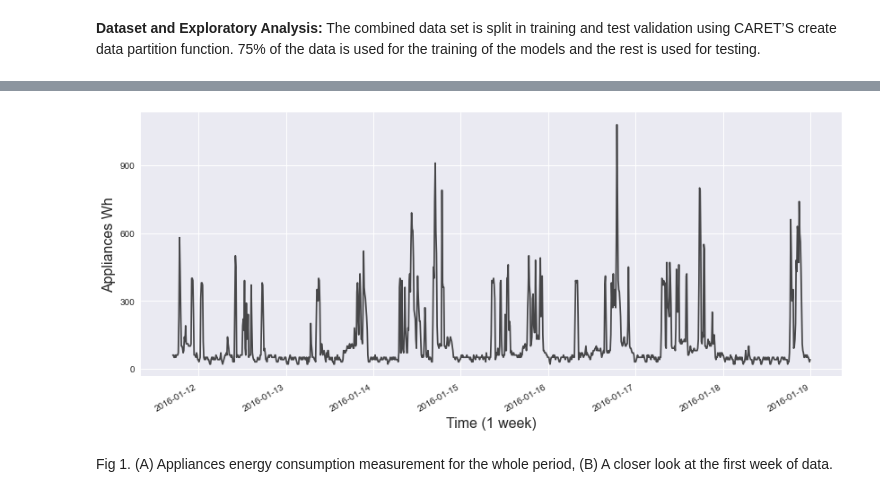
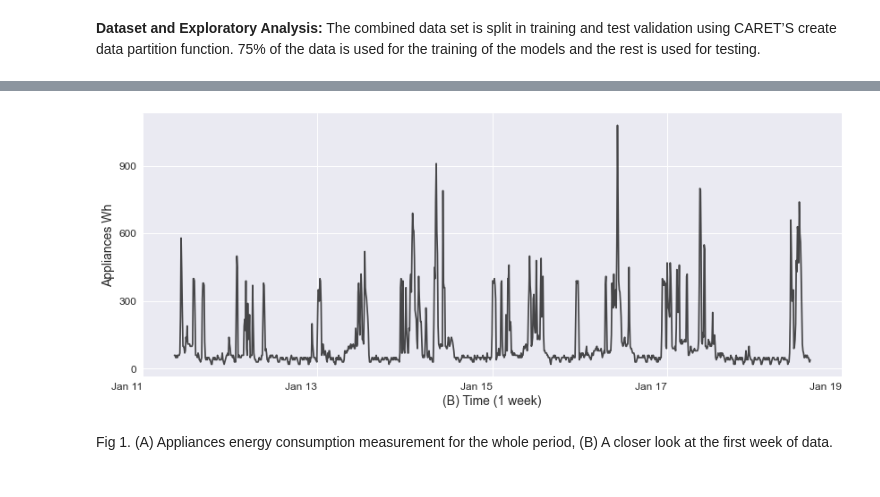
Before and after one commit to mona-piya/DS-portfolio-s1-2021-MonaMunegan, a Jupyter notebook: Portfolio 2.ipynb, the cells around one changed output, grey strips where cells are left out. Cells and saved outputs as stored; diff of their text form; code cells hidden in the pictures.

Commit message:
Fixed x-labal format of the first two appliances graphs

```diff
--- a/Portfolio 2.ipynb
+++ b/Portfolio 2.ipynb
@@ -77,13 +82,25 @@ plt.show()
 # %%
+#set locator and date format
+locator = mdates.DayLocator()
+fmt = mdates.DateFormatter('%b %d')
+
 start, end = '2016-1-11', '2016-1-18'
 data.Appliances.loc[start:end].plot(figsize=(14,6), c='black', alpha = 0.7, grid=True)
-plt.yticks(np.arange(0, 1200, 300))
-plt.xlabel('Time (1 week)', fontsize = 16)
-plt.ylabel('Appliances Wh', fontsize = 16)
-#plt.gca().xaxis.set_major_locator(ticker.MaxNLocator(4))
+plt.xlabel('(B) Time (1 week)', fontsize = 14)
+plt.ylabel('Appliances Wh', fontsize = 14)
+plt.xticks(rotation=0, fontsize= 12)
+plt.yticks(np.arange(0, 1200, 300) , fontsize= 12)
+
+
+ax = plt.gca().xaxis
+ax.set_major_locator(locator)
+ax.set_major_formatter(fmt)
+ax.set_major_locator(ticker.LinearLocator(5))
+#ax.set_major_locator(ticker.MaxNLocator(5))
+
 plt.show()
 # %% [output]
-[figure, old version]
+[figure, new version]
 # %% [markdown]
 Fig 1. (A) Appliances energy consumption measurement for the whole period, (B) A closer look at the first week of data.
 # %%
```
Also changed, not shown: parts of 19 cells of this notebook.
